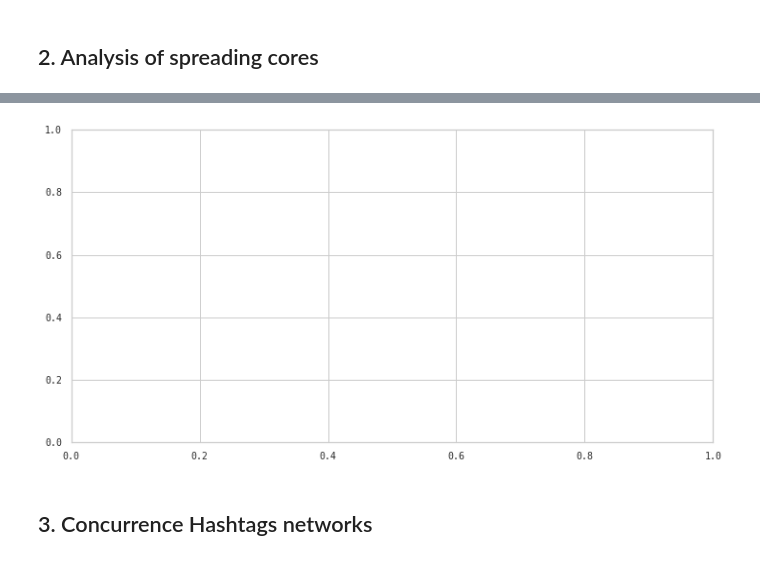
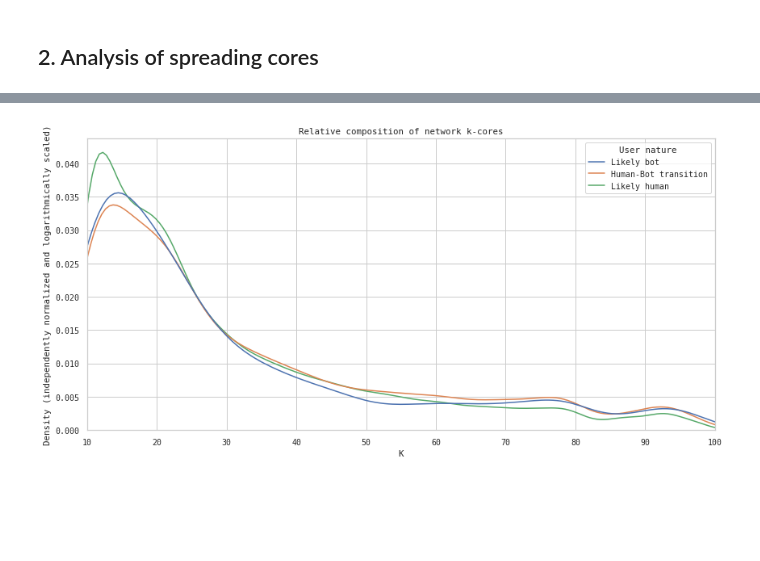
Before and after one commit to javier-pg/botbusters-spanish-general-elections-network-analysis, a Jupyter notebook: code/6.InformationSpreading.ipynb, the cells around one changed output, grey strips where cells are left out. Drawn from its saved outputs; the diff is of its cells as text; code cells hidden in the pictures; blank space fills up the shorter version.

```diff
--- a/code/6.InformationSpreading.ipynb
+++ b/code/6.InformationSpreading.ipynb
@@ -82,8 +82,6 @@ def make_objid(text):
         print(text, ex)
         return None
 
-LIMIT=6*500000
-
 def get_tweets(collection):
     """
     Gets tweets
@@ -111,7 +109,6 @@ def get_retweets(collection):
     """
     retweets = list(collection
                     .find({'sampled':True},{'_id': False, 'tweet_id': True, 'user_id' : True, 'date':True})
-                    .limit(LIMIT)
                    )
 
     print("Number of retweets:", len(retweets))
@@ -130,7 +127,6 @@ def get_users(collection):
     """
     users = list(collection.find({ '$and' : [ { 'sampled': True } , { 'botscore' : { '$gte' : 0 } }]},
                                  {'_id' : True, 'botscore' : True})
-                 #.limit(LIMIT)
                 )
 
     print("Number of sampled users with botscore in DB:", len(users))
@@ -420,5 +417,5 @@ for sit in [0, 1, 2]:
     #nx.set_node_attributes(G, values=-1, name='botscore')
     node_attr = df_users.set_index('_id').to_dict('index')
     nx.set_node_attributes(G, node_attr)
-    #nx.write_graphml(G, f"graphs/2.kcore-situation{sit}.graphml")
+    nx.write_graphml(G, f"graphs/kcore-situation{sit}.graphml")
 # %% [output]
@@ -573,4 +573,6 @@ for pr,p in zip(prs,ps):
 # %%
+%%time
+
 fig, axs = plt.subplots(1, 1, figsize=(12,6))
 
 ax = sns.kdeplot(data=df_cores[df_cores['k-core']>=10],
@@ -581,14 +583,15 @@ ax = sns.kdeplot(data=df_cores[df_cores['k-core']>=10],
                    #kde=True,
                    hue_order=['Likely bot','Human-Bot transition', 'Likely human'],
                    log_scale=[False, False],
-                   multiple='stack',
+                   #multiple='stack',
                    #height=3,
                    #aspect=3,
                 )
 
 plt.title('Relative composition of network k-cores')
-plt.xlim(10,60)
+plt.xlim(10,100)
 ax.set_xlabel("K")
 ax.set_ylabel("Density (independently normalized and logarithmically scaled)")
 plt.tight_layout()
+plt.savefig('images/kcores-relative.svg', bbox_inches = "tight")
 # %% [output]
@@ -596,3 +600 @@ NameError: name 'df_cores' is not defined
-[figure, old version]
+[figure, new version]
-# %% [markdown]
-## 3. Concurrence Hashtags networks
```
Also changed, not shown: parts of 23 cells of this notebook, 3 other files.
